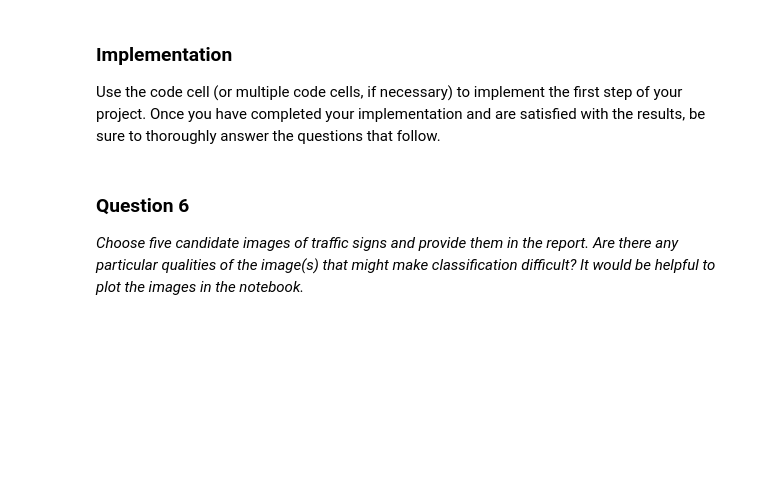
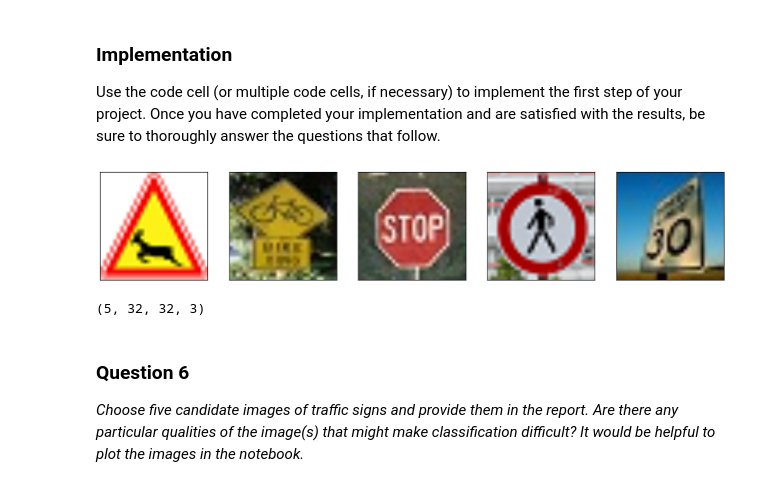
Before and after one commit to sahiljuneja/Udacity-SDCND-Term-1, a Jupyter notebook: Term-1/P2-Traffic-Sign-Classifier/Traffic_Signs_Recognition_CNN.ipynb, the cells around one changed output. Drawn from its saved outputs; the diff is of its cells as text; code cells hidden in the pictures; blank space fills up the shorter version.

```diff
--- a/Term-1/P2-Traffic-Sign-Classifier/Traffic_Signs_Recognition_CNN.ipynb
+++ b/Term-1/P2-Traffic-Sign-Classifier/Traffic_Signs_Recognition_CNN.ipynb
@@ -507,27 +540,33 @@ Use the code cell (or multiple code cells, if necessary) to implement the first
 # %%
 ### Load the images and plot them here.
 ### Feel free to use as many code cells as needed.
 
 images = os.listdir("test_images/")
 
 fig = plt.figure(figsize=(20, 8))
 
 test_images = []
 
 # Read in test images
 for idx,val in enumerate(images):
     #reading in an image
     image = mpimg.imread('test_images/' + images[idx])
+    if len(image.shape) > 2 and image.shape[2] == 4:
+        #convert the image from RGBA2RGB
+        image = cv2.cvtColor(image, cv2.COLOR_BGRA2BGR)
     test_images.append(image)
+
 
 # Create subplots in figure
 for r in range(1,len(test_images)+1):
-    img = fig.add_subplot(5,1,r)
+    img = fig.add_subplot(1,5,r)
     plt.imshow(test_images[r-1])
     img.set_xticks([])
     img.set_yticks([])
 
 plt.show()
+# %% [output]
+[figure, added]
 # %%
 ### Preprocess images
 # The images are already 32x32
@@ -537,6 +576,9 @@ test_images_norm = (test_images - np.mean(test_images))/np.std(test_images)
 
 # Reshape
 test_images_norm_f = np.reshape(test_images_norm, [-1, image_size, image_size, num_channels])
+print(test_images_norm_f.shape)
+# %% [output]
+(5, 32, 32, 3)
 # %% [markdown]
 ### Question 6
 
```
Also changed, not shown: parts of 6 cells of this notebook.
